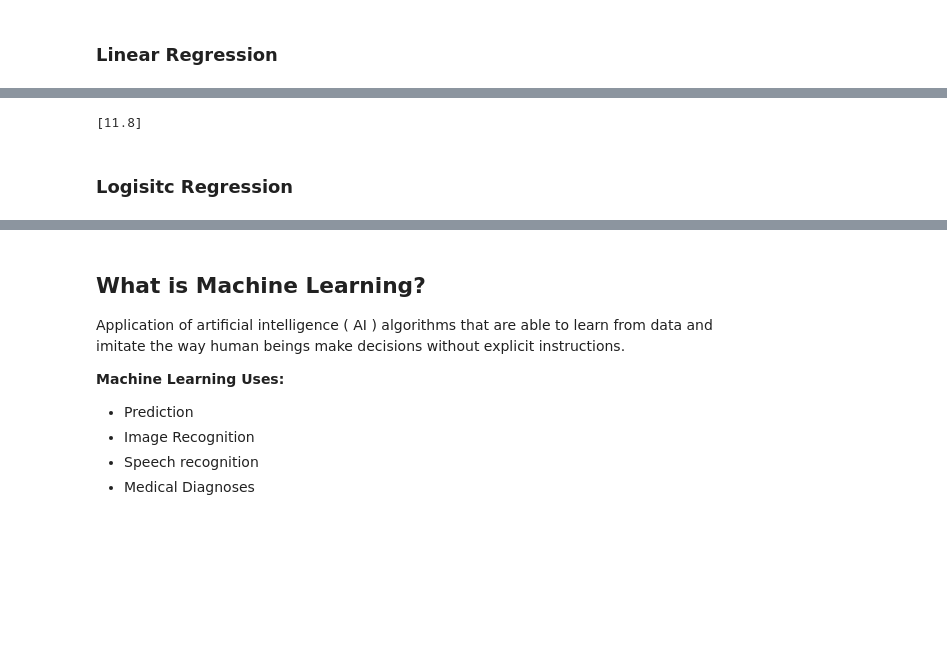
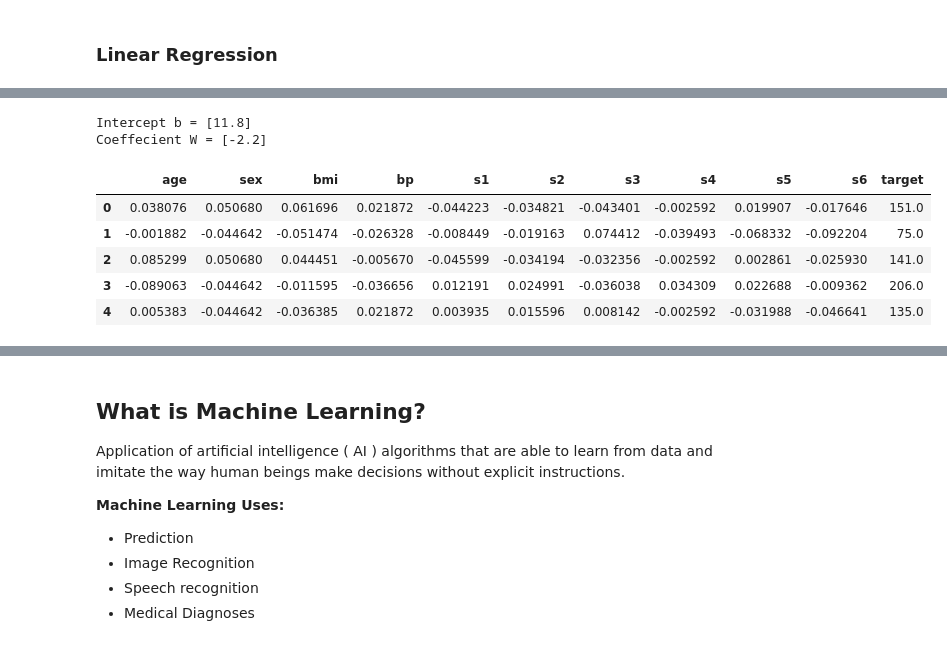
Before and after one commit to rootdrew27/workshop, a Jupyter notebook: Intro_to_ML.ipynb, the cells around one changed output, grey strips where cells are left out. Cells and saved outputs as stored; diff of their text form; code cells hidden in the pictures; blank space fills up the shorter version.

```diff
--- a/Intro_to_ML.ipynb
+++ b/Intro_to_ML.ipynb
@@ -199,8 +257,8 @@ n = len(x)
 b = (sum(y)*sum(np.pow(x, 2)) - sum(x)*sum(x*y)) / (n*sum(np.pow(x,2)) - np.pow(sum(x), 2))
 w = (n*sum(x*y) - sum(x)*sum(y)) / (n*sum(np.pow(x, 2)) - np.pow(sum(x), 2))
 
-print(f'Coeffecients W = {}')
+print(f'Intercept b = {b}')
+print(f'Coeffecient W = {w}')
 # %% [output]
-[11.8]
+Intercept b = [11.8]
+Coeffecient W = [-2.2]
-# %% [markdown]
-### Logisitc Regression
@@ -206,0 +267,10 @@ print(f'Coeffecients W = {}')
+# %%
+df = load_diabetes(as_frame=True).frame
+df.head()
+# %% [output]
+|  | age | sex | bmi | bp | s1 | s2 | s3 | s4 | s5 | s6 | target |
+| 0 | 0.038076 | 0.050680 | 0.061696 | 0.021872 | -0.044223 | -0.034821 | -0.043401 | -0.002592 | 0.019907 | -0.017646 | 151.0 |
+| 1 | -0.001882 | -0.044642 | -0.051474 | -0.026328 | -0.008449 | -0.019163 | 0.074412 | -0.039493 | -0.068332 | -0.092204 | 75.0 |
+| 2 | 0.085299 | 0.050680 | 0.044451 | -0.005670 | -0.045599 | -0.034194 | -0.032356 | -0.002592 | 0.002861 | -0.025930 | 141.0 |
+| 3 | -0.089063 | -0.044642 | -0.011595 | -0.036656 | 0.012191 | 0.024991 | -0.036038 | 0.034309 | 0.022688 | -0.009362 | 206.0 |
+| 4 | 0.005383 | -0.044642 | -0.036385 | 0.021872 | 0.003935 | 0.015596 | 0.008142 | -0.002592 | -0.031988 | -0.046641 | 135.0 |
```
Also changed, not shown: parts of 97 cells of this notebook, 5 other files.
